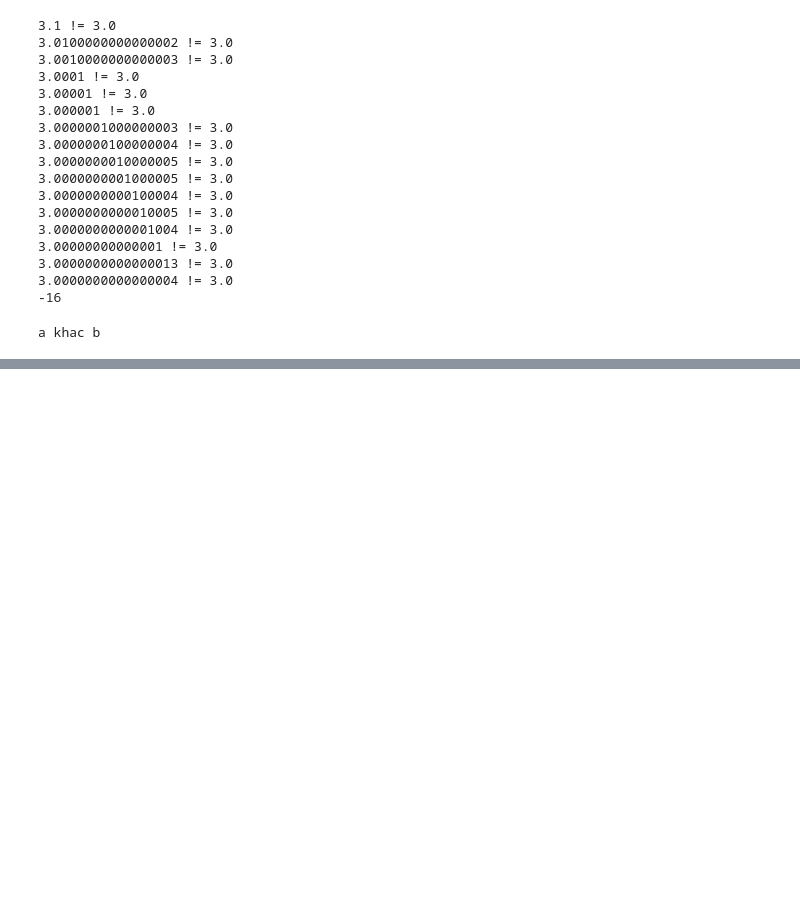
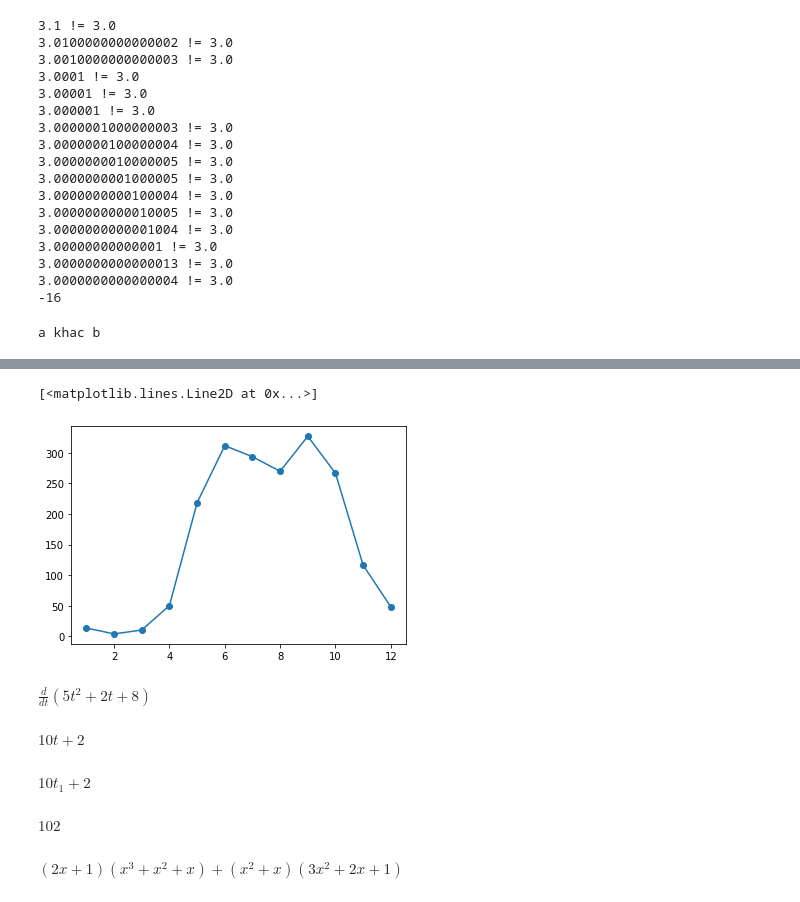
Before and after one commit to xuandatdo/ThucHanhToanCC, a Jupyter notebook: Bai1.ipynb, the cells around one changed output, grey strips where cells are left out. Drawn from its saved outputs; the diff is of its cells as text; code cells hidden in the pictures; blank space fills up the shorter version.

```diff
--- a/Bai1.ipynb
+++ b/Bai1.ipynb
@@ -191,0 +270,37 @@ a khac b
+# %%
+hcm_rain = [13.8, 4.1, 10.5, 50.4, 218.4, 311.7, 293.7, 269.8, 327.1, 266.7, 116.5, 48.3]
+months = range(1, 13)
+plot(months, hcm_rain, marker = 'o')
+# %% [output]
+[<matplotlib.lines.Line2D at 0x...>]
+[figure, added]
+# %%
+from sympy import Symbol, Derivative
+t = Symbol('t')
+st = 5*t**2 + 2*t + 8
+Derivative(st, t)
+# %% [output]
+$\displaystyle \frac{d}{d t} \left(5 t^{2} + 2 t + 8\right)$
+# %%
+d = Derivative(st, t)
+d.doit()
+# %% [output]
+$\displaystyle 10 t + 2$
+# %%
+ t1 = Symbol('t1')
+ d.doit().subs({t:t1})
+# %% [output]
+$\displaystyle 10 t_{1} + 2$
+# %%
+t2 = 10
+d.doit().subs({t:t2})
+# %% [output]
+$\displaystyle 102$
+# %%
+from sympy import Derivative, Symbol
+x = Symbol('x')
+f = (x**3+x**2+x)*(x**2+x)
+Derivative(f, x).doit()
+(2*x + 1)*(x**3 + x**2 + x) + (x**2 + x)*(3*x**2 + 2*x + 1)
+# %% [output]
+$\displaystyle \left(2 x + 1\right) \left(x^{3} + x^{2} + x\right) + \left(x^{2} + x\right) \left(3 x^{2} + 2 x + 1\right)$
```
Also changed, not shown: parts of 20 cells of this notebook.
